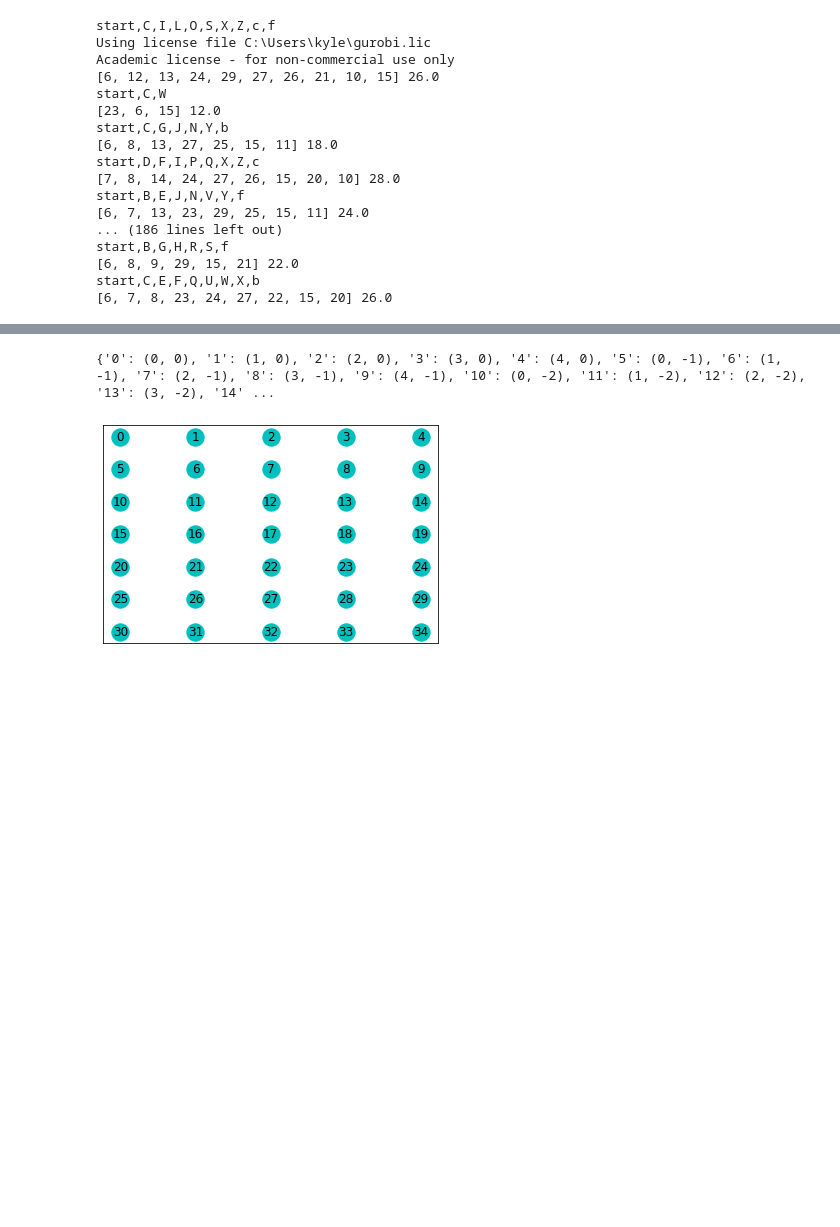
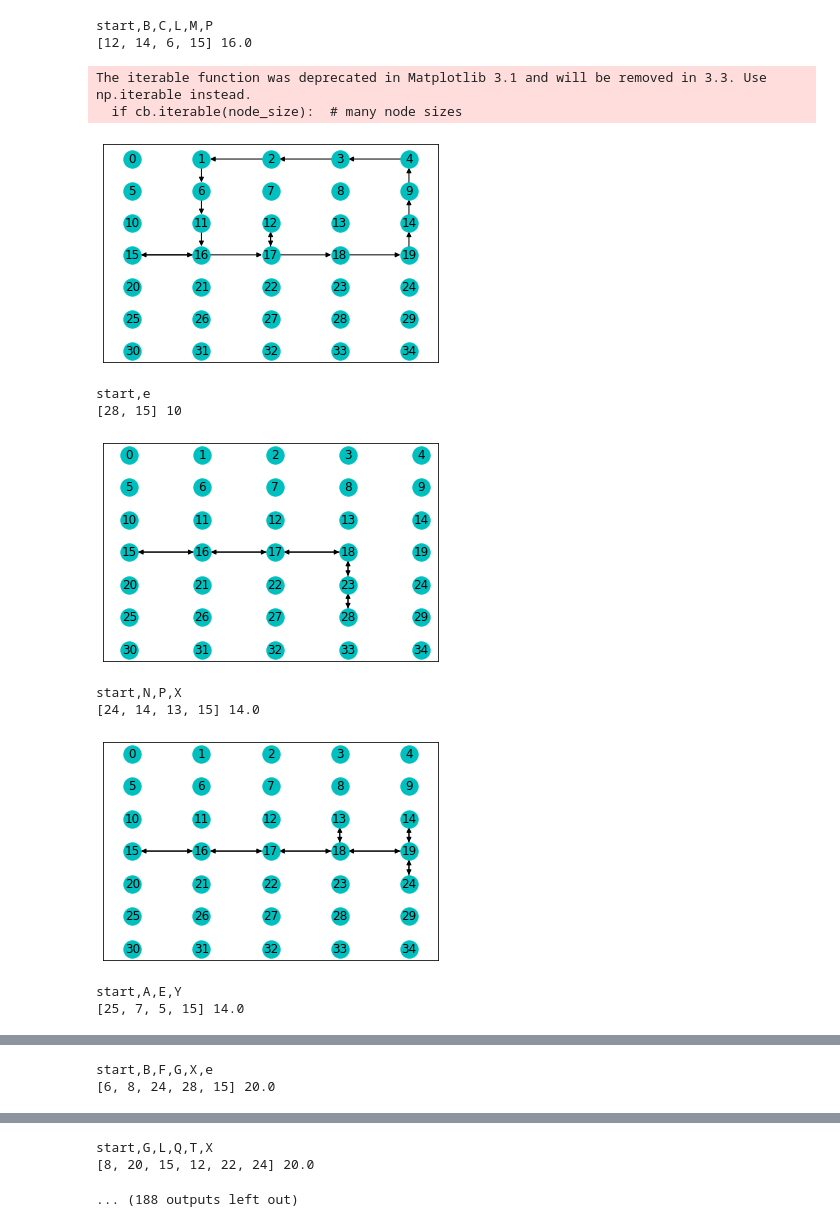
Before and after one commit to KyleKatann/imagine_warehouse, a Jupyter notebook: imagine_warehouse.ipynb, the cells around one changed output, grey strips where cells are left out. Drawn from its saved outputs; the diff is of its cells as text; code cells hidden in the pictures; blank space fills up the shorter version.

```diff
--- a/imagine_warehouse.ipynb
+++ b/imagine_warehouse.ipynb
@@ -8,6 +8,11 @@ import pandas as pd
 import networkx as nx
 import matplotlib.pyplot as plt
 import TSP
+# %%
+dfnode=pd.read_excel("./warehouse_node.xlsx").fillna("")
+dfroot=pd.read_excel("warehouse_root.xlsx").values.tolist()
+dwii  ={name:node for name,node in pd.read_excel("where_is_inventry.xlsx").values.tolist()}
+query =pd.read_excel("query.xlsx",header=None).values.tolist()
 # %%
 # warehouse_nodeを読んで、使わないノードを経由したルートを作る(start_node,end_node,最短距離,最短距離の経由方法)
 # 全点よりダイクストラをして、他の点への最短ルートと最短距離を記録
@@ -52,7 +57,7 @@ pd.DataFrame(toexcel).to_excel("./warehouse_root.xlsx",header=None,index=None)
 # %%
 # 仮想ピッキングクエリー作成
 
-inventry=[chr(i+65) for i in range(26)]+[chr(i+97) for i in range(6)]
+inventry=[name for name in dwii.keys() if name!="start"]
 
 l=[]
 for i in range(100):
@@ -62,47 +67,50 @@ for i in range(100):
 
 pd.DataFrame(l).to_excel("query.xlsx",header=None,index=None)
 # %%
+# queryに対しTSPを計算する
 
-
-
-dfroot=pd.read_excel("warehouse_root.xlsx").values.tolist()
-dfwii ={name:node for name,node in pd.read_excel("where_is_inventry.xlsx").values.tolist()}
-query =pd.read_excel("query.xlsx",header=None).values.tolist()
-
+subroot={(start,end):root.split(",")for start,end,cost,root in dfroot}
 for q in query:
     print(q[0])
-    q=set([dfwii[name]for name in q[0].split(",")])
+    q=set([dwii[name]for name in q[0].split(",")])
     n=len(q)
     oldtonew={node:newnode for newnode,node in enumerate(q)}
     newtoold={newnode:node for node,newnode in oldtonew.items()}
     dist = {(oldtonew[start],oldtonew[end]):cost for start,end,cost,root in dfroot if start>end and start in q and end in q}
 #    print(dist)
     try:
         root,cost=TSP.main(n,dist)
         root=[newtoold[i]for i in root]
         print(root,cost)
     except:
         root=list(q)
         cost=sum(dist.values())*2
         print(root,cost)
 
+    G=nx.DiGraph()
+    G.add_nodes_from([str(i)for i in dfnode["node_number"]])
+    for i in range(-1,len(root)-1):
+        sr=subroot[(root[i],root[i+1])]
+        for j in range(len(sr)-1):
+            G.add_edge(sr[j],sr[j+1])
+
+    pos={str(num):(x,-y) for num,x,y in zip(dfnode["node_number"],dfnode["point_x"],dfnode["point_y"])}
+    nx.draw_networkx(G, pos=pos, node_color="c")
+    plt.show()
+
 #print(points)
 #print(dist)
 # %% [output]
-start,C,I,L,O,S,X,Z,c,f
-Using license file C:\Users\kyle\gurobi.lic
-Academic license - for non-commercial use only
-[6, 12, 13, 24, 29, 27, 26, 21, 10, 15] 26.0
-start,C,W
-[23, 6, 15] 12.0
-start,C,G,J,N,Y,b
-[6, 8, 13, 27, 25, 15, 11] 18.0
-start,D,F,I,P,Q,X,Z,c
-[7, 8, 14, 24, 27, 26, 15, 20, 10] 28.0
-start,B,E,J,N,V,Y,f
-[6, 7, 13, 23, 29, 25, 15, 11] 24.0
-... (186 lines left out)
-start,B,G,H,R,S,f
-[6, 8, 9, 29, 15, 21] 22.0
-start,C,E,F,Q,U,W,X,b
-[6, 7, 8, 23, 24, 27, 22, 15, 20] 26.0
+start,B,C,L,M,P
+[12, 14, 6, 15] 16.0
+The iterable function was deprecated in Matplotlib 3.1 and will be removed in 3.3. Use np.iterable instead.
+  if cb.iterable(node_size):  # many node sizes
+[figure, added]
+start,e
+[28, 15] 10
+[figure, added]
+start,N,P,X
+[24, 14, 13, 15] 14.0
+[figure, added]
+start,A,E,Y
+[25, 7, 5, 15] 14.0
@@ -108,0 +118,2 @@ start,C,E,F,Q,U,W,X,b
+start,B,F,G,X,e
+[6, 8, 24, 28, 15] 20.0
@@ -109,17 +121,3 @@ start,C,E,F,Q,U,W,X,b
+start,G,L,Q,T,X
+[8, 20, 15, 12, 22, 24] 20.0
+... (188 outputs left out)
-# %%
-
-dfnode=pd.read_excel("warehouse_node.xlsx")
-
-G=nx.Graph()
-G.add_nodes_from([str(i)for i in dfnode["node_number"]])
-pos={str(num):(x,-y) for num,x,y in zip(dfnode["node_number"],dfnode["point_x"],dfnode["point_y"])}
-print(pos)
-# 指定した座標を用いてグラフを可視化する
-
-
-nx.draw_networkx(G, pos=pos, node_color="c")
-
-plt.show()
-# %% [output]
-{'0': (0, 0), '1': (1, 0), '2': (2, 0), '3': (3, 0), '4': (4, 0), '5': (0, -1), '6': (1, -1), '7': (2, -1), '8': (3, -1), '9': (4, -1), '10': (0, -2), '11': (1, -2), '12': (2, -2), '13': (3, -2), '14' ...
-[figure, removed]
```
Also changed, not shown: parts of 2 cells of this notebook, 2 other files.
